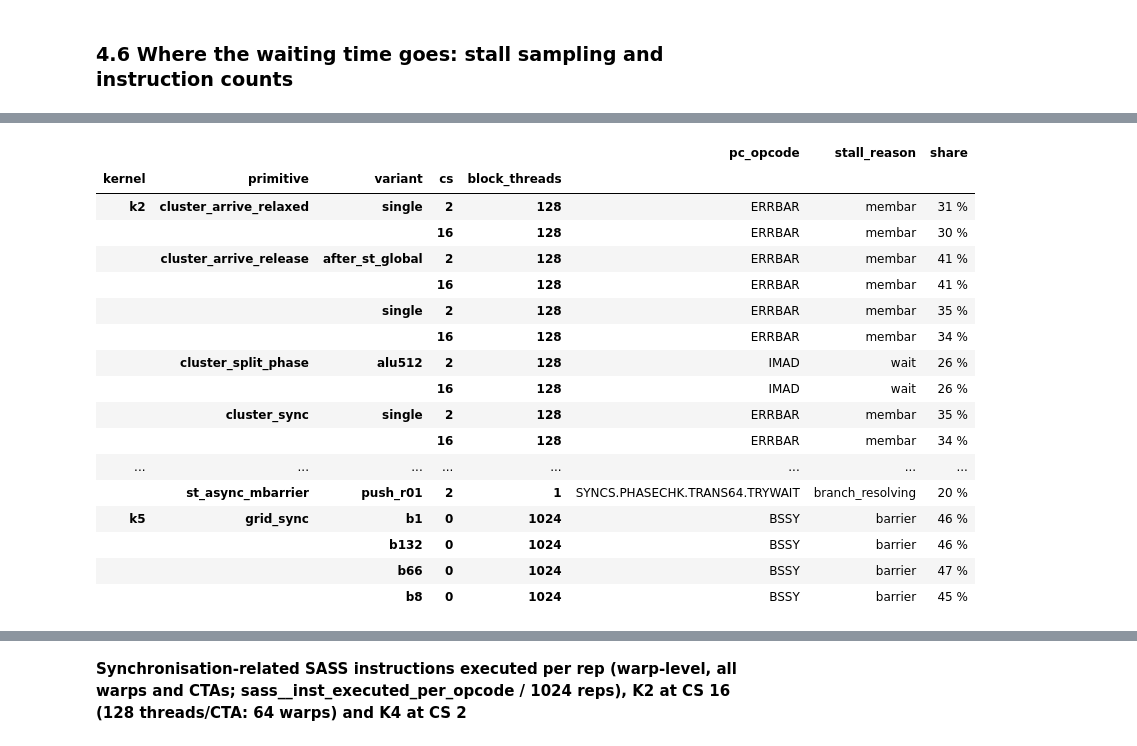
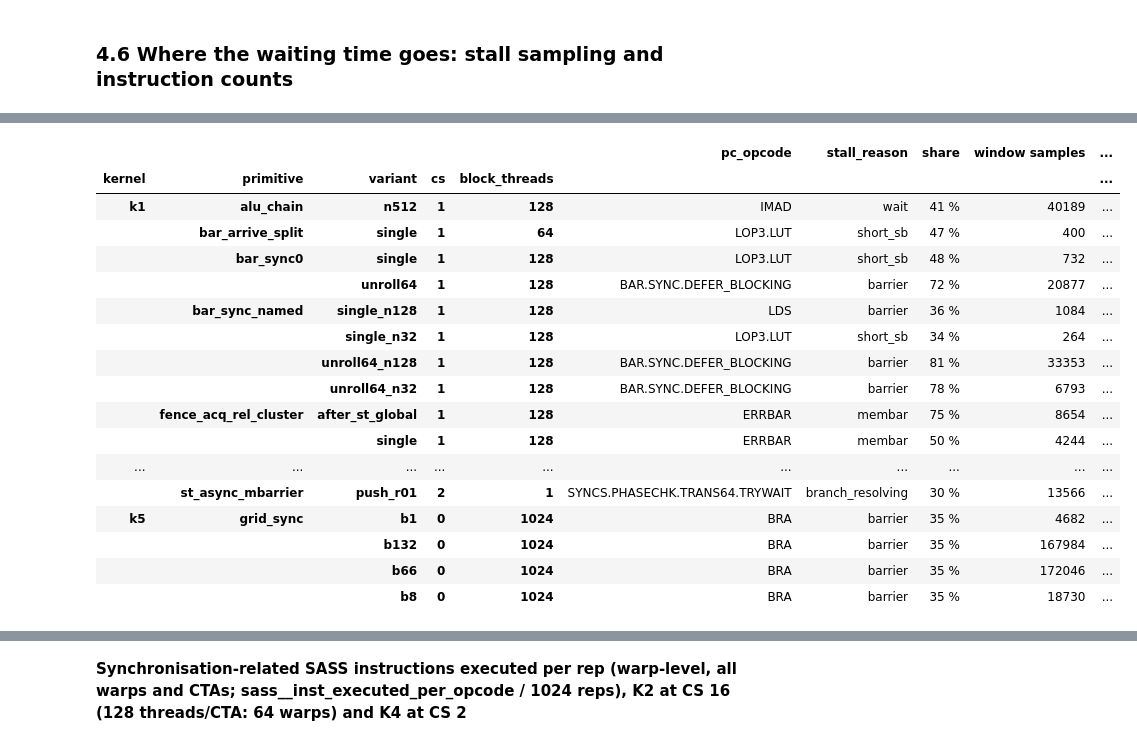
Before and after one commit to lomolisso/h100-microbench, a Jupyter notebook: experiments/07__synchronization_primitives/07__synchronization_primitives.ipynb, the cells around one changed output, grey strips where cells are left out. Drawn from its saved outputs; the diff is of its cells as text; code cells hidden in the pictures.

```diff
--- a/experiments/07__synchronization_primitives/07__synchronization_primitives.ipynb
+++ b/experiments/07__synchronization_primitives/07__synchronization_primitives.ipynb
@@ -578,7 +587,8 @@ display(table(p3, ["primitive", "smid_src", "smid_dst"], "one_way_ns").set_index
 p4 = P["k4"].copy()
 p4["pair"] = p4.variant.str[-3:]
 p4["place"] = np.where(p4.cs == 2, "CS 2, ranks 0↔1 (SMs " + p4.smid_src.astype(str) + "/" + p4.smid_dst.astype(str) + ")",
-                       np.where(p4.pair == "r01", "CS 4, ranks 0↔1 (TPC mates)", "CS 4, ranks 0↔2 (different TPCs)"))
+                       np.where(p4.pair == "r01", "CS 4, ranks 0↔1 (TPC mates, SMs " + p4.smid_src.astype(str) + "/" + p4.smid_dst.astype(str) + ")",
+                                "CS 4, ranks 0↔2 (different TPCs, SMs " + p4.smid_src.astype(str) + "/" + p4.smid_dst.astype(str) + ")"))
 p4["method"] = p4.primitive.astype(str) + np.where(p4.primitive == "gmem_flag_release_acquire",
                                                   " (" + p4.variant.str.split("_").str[0] + ")", "")
 s = stats(p4, ["method", "place"], "round_trip_cycles")
@@ -759,14 +862,45 @@ plt.show()
 # %%
-# Dominant (instruction, stall reason) of every profiled primitive
-g = st.groupby(["kernel", "primitive", "variant", "cs", "block_threads", "pc_opcode", "stall_reason"]).samples.sum().reset_index()
-tot = g.groupby(["kernel", "primitive", "variant", "cs", "block_threads"]).samples.transform("sum")
-g["share"] = g.samples / tot
-top = g.sort_values("share", ascending=False).groupby(["kernel", "primitive", "variant", "cs", "block_threads"]).head(1)
-top = top[top.kernel.isin(["k2", "k3", "k5"]) | ((top.kernel == "k4") & (top.cs == 2))]  # K1 loops: loop overhead dominates
-top = top.sort_values(["kernel", "primitive", "variant", "cs"])
-top["share"] = (100 * top.share).round(0).astype(int).astype(str) + " %"
-display(Markdown("**Most-sampled (instruction, stall reason) per profiled configuration (share of the kernel's samples; "
-                 "K2, K3, K5, and K4 at CS 2 — at CS 4 the two idle CTAs wait in UCGABAR_WAIT)**"))
+# Dominant (instruction, stall reason) inside the timed window of every profiled configuration
+KEY = ["kernel", "primitive", "variant", "cs", "block_threads"]
+
+
+def dominant(d):
+    g = d.groupby(KEY + ["pc_opcode", "stall_reason"]).samples.sum().reset_index()
+    g["share"] = g.samples / g.groupby(KEY).samples.transform("sum")
+    return g.sort_values("share", ascending=False).groupby(KEY).head(1).set_index(KEY)
+
+
+top_w, top_all = dominant(st[st.in_window]), dominant(st)
+tab = top_w[["pc_opcode", "stall_reason", "share"]].copy()
+tab["window samples"] = st[st.in_window].groupby(KEY).samples.sum()
+tab["window / kernel"] = (st[st.in_window].groupby(KEY).samples.sum() / st.groupby(KEY).samples.sum())
+tab = tab.reset_index()
+k4 = tab[tab.kernel == "k4"].assign(pair=lambda d: d.variant.str[-3:], meth=lambda d: d.primitive.astype(str) + d.variant.str[:-4])
+cs2 = k4[k4.cs == 2].set_index("meth")[["pc_opcode", "stall_reason"]]
+cs4 = k4[k4.cs == 4]
+same4 = int((cs4.set_index("meth")[["pc_opcode", "stall_reason"]] == cs2.reindex(cs4.meth).values).all(axis=1).sum())
+tab = tab[~((tab.kernel == "k4") & (tab.cs == 4))].sort_values(["kernel", "primitive", "variant", "cs", "block_threads"])
+tab["share"] = (100 * tab.share).round(0).astype(int).astype(str) + " %"
+tab["window / kernel"] = (100 * tab["window / kernel"]).round(1).astype(str) + " %"
+display(Markdown("**Most-sampled (instruction, stall reason) inside the timed window of each profiled configuration** "
+                 "(share = of the window's samples; window / kernel = share of all the kernel's samples that fall inside "
+                 f"the window). K4 is shown at CS 2; at CS 4 the dominant pair is the same for {same4} of {len(cs4)} "
+                 "configurations."))
 with pd.option_context("display.max_rows", 300):
-    display(top.set_index(["kernel", "primitive", "variant", "cs", "block_threads"])[["pc_opcode", "stall_reason", "share"]])
+    display(tab.set_index(KEY)[["pc_opcode", "stall_reason", "share", "window samples", "window / kernel"]])
+# Whole-kernel attribution, for comparison: how much the untimed scaffolding shifted the dominant pair
+cmp_ = top_all[["pc_opcode", "stall_reason"]].join(top_w[["pc_opcode", "stall_reason"]].add_suffix("_w"))
+changed = (cmp_.pc_opcode != cmp_.pc_opcode_w) | (cmp_.stall_reason != cmp_.stall_reason_w)
+errb = cmp_[(cmp_.pc_opcode == "ERRBAR")]
+errb_w = errb[errb.pc_opcode_w != "ERRBAR"]
+ucg = cmp_[(cmp_.pc_opcode == "UCGABAR_WAIT") & (cmp_.pc_opcode_w != "UCGABAR_WAIT")]
+win_med = (st[st.in_window].groupby(KEY).samples.sum() / st.groupby(KEY).samples.sum()).median()
+names = lambda d: ", ".join(f"`{p}`" for p in sorted(set(d.index.get_level_values("primitive").astype(str))))
+display(Markdown(
+    f"*Whole-kernel attribution, for comparison.* Over all samples of the kernel instead of the timed window, the dominant "
+    f"pair differs in {int(changed.sum())} of {len(cmp_)} configurations; the median configuration has "
+    f"{100 * win_med:.0f} % of its samples inside the window. `ERRBAR · membar` of the per-rep drain fence and aligning "
+    f"`cluster.sync()` dominates {len(errb)} whole kernels; in {len(errb_w)} of them the timed window is dominated by "
+    f"another pair ({names(errb_w)}). `UCGABAR_WAIT · barrier` of CTAs waiting in the closing cluster barrier dominates "
+    f"{len(ucg)} whole kernels whose window is dominated by another pair ({names(ucg)})."))
 # %% [output]
@@ -774,18 +908,18 @@ with pd.option_context("display.max_rows", 300):
-|  |  |  |  |  | pc_opcode | stall_reason | share |
-| kernel | primitive | variant | cs | block_threads |  |  |  |
-| k2 | cluster_arrive_relaxed | single | 2 | 128 | ERRBAR | membar | 31 % |
-|  |  |  | 16 | 128 | ERRBAR | membar | 30 % |
-|  | cluster_arrive_release | after_st_global | 2 | 128 | ERRBAR | membar | 41 % |
-|  |  |  | 16 | 128 | ERRBAR | membar | 41 % |
-|  |  | single | 2 | 128 | ERRBAR | membar | 35 % |
-|  |  |  | 16 | 128 | ERRBAR | membar | 34 % |
-|  | cluster_split_phase | alu512 | 2 | 128 | IMAD | wait | 26 % |
-|  |  |  | 16 | 128 | IMAD | wait | 26 % |
-|  | cluster_sync | single | 2 | 128 | ERRBAR | membar | 35 % |
-|  |  |  | 16 | 128 | ERRBAR | membar | 34 % |
-| ... | ... | ... | ... | ... | ... | ... | ... |
-|  | st_async_mbarrier | push_r01 | 2 | 1 | SYNCS.PHASECHK.TRANS64.TRYWAIT | branch_resolving | 20 % |
-| k5 | grid_sync | b1 | 0 | 1024 | BSSY | barrier | 46 % |
-|  |  | b132 | 0 | 1024 | BSSY | barrier | 46 % |
-|  |  | b66 | 0 | 1024 | BSSY | barrier | 47 % |
-|  |  | b8 | 0 | 1024 | BSSY | barrier | 45 % |
+|  |  |  |  |  | pc_opcode | stall_reason | share | window samples | ... |
+| kernel | primitive | variant | cs | block_threads |  |  |  |  | ... |
+| k1 | alu_chain | n512 | 1 | 128 | IMAD | wait | 41 % | 40189 | ... |
+|  | bar_arrive_split | single | 1 | 64 | LOP3.LUT | short_sb | 47 % | 400 | ... |
+|  | bar_sync0 | single | 1 | 128 | LOP3.LUT | short_sb | 48 % | 732 | ... |
+|  |  | unroll64 | 1 | 128 | BAR.SYNC.DEFER_BLOCKING | barrier | 72 % | 20877 | ... |
+|  | bar_sync_named | single_n128 | 1 | 128 | LDS | barrier | 36 % | 1084 | ... |
+|  |  | single_n32 | 1 | 128 | LOP3.LUT | short_sb | 34 % | 264 | ... |
+|  |  | unroll64_n128 | 1 | 128 | BAR.SYNC.DEFER_BLOCKING | barrier | 81 % | 33353 | ... |
+|  |  | unroll64_n32 | 1 | 128 | BAR.SYNC.DEFER_BLOCKING | barrier | 78 % | 6793 | ... |
+|  | fence_acq_rel_cluster | after_st_global | 1 | 128 | ERRBAR | membar | 75 % | 8654 | ... |
+|  |  | single | 1 | 128 | ERRBAR | membar | 50 % | 4244 | ... |
+| ... | ... | ... | ... | ... | ... | ... | ... | ... | ... |
+|  | st_async_mbarrier | push_r01 | 2 | 1 | SYNCS.PHASECHK.TRANS64.TRYWAIT | branch_resolving | 30 % | 13566 | ... |
+| k5 | grid_sync | b1 | 0 | 1024 | BRA | barrier | 35 % | 4682 | ... |
+|  |  | b132 | 0 | 1024 | BRA | barrier | 35 % | 167984 | ... |
+|  |  | b66 | 0 | 1024 | BRA | barrier | 35 % | 172046 | ... |
+|  |  | b8 | 0 | 1024 | BRA | barrier | 35 % | 18730 | ... |
```
Also changed, not shown: parts of 13 cells of this notebook, 7 other files.
